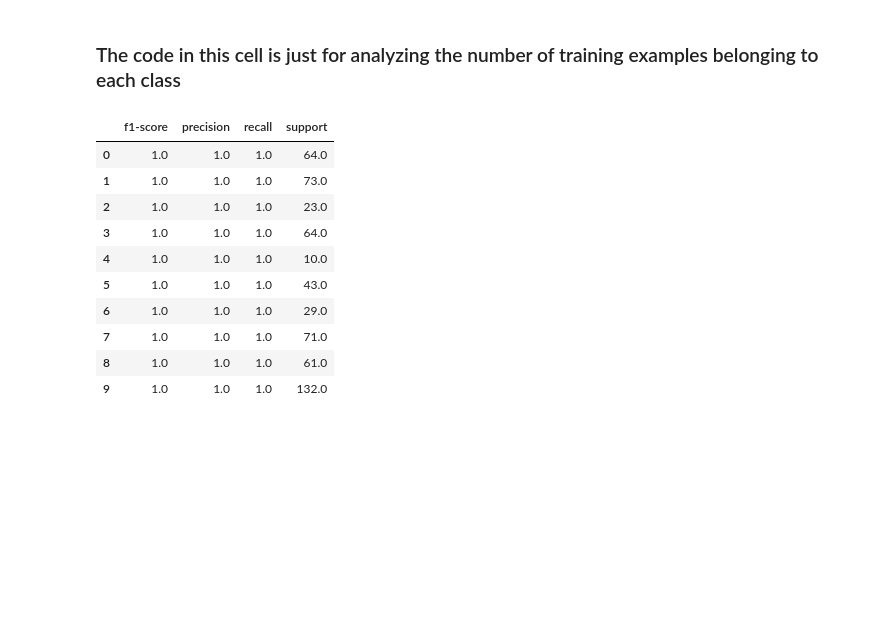
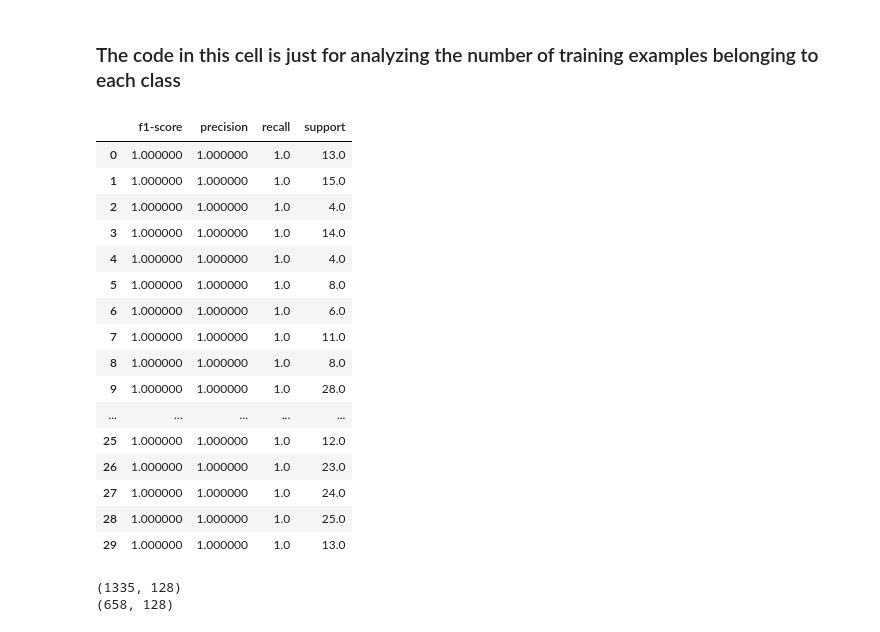
Before and after one commit to maxxiefjv/ACVPR-ExpressionInvariantFaceRecognition, a Jupyter notebook: Ananthu_code/tps_facenet.ipynb, the cells around one changed output. Saved outputs shown, nothing was run; the diff lists cells and outputs as text; code cells hidden in the pictures; blank space fills up the shorter version.

```diff
--- a/Ananthu_code/tps_facenet.ipynb
+++ b/Ananthu_code/tps_facenet.ipynb
@@ -41,7 +41,7 @@ import copy
 from tqdm import tqdm
 import glob
 # %%
-augmented_images_df = pd.read_pickle('aug_df_2.pkl')
+augmented_images_df = pd.read_pickle('aug_2000_rows.pkl')
 # %%
 augmented_images_df = augmented_images_df.sample(frac=1)
 # %%
@@ -65,6 +65,10 @@ if(use_reduced == 1):
     augmented_images_df = augmented_images_df.iloc[:num_samples]
 else:
     augmented_images_df = augmented_images_df.iloc[:]
+# %%
+augmented_images_df = augmented_images_df[augmented_images_df['name'] != 895]
+augmented_images_df = augmented_images_df[augmented_images_df['name'] != 157]
+augmented_images_df = augmented_images_df[augmented_images_df['name'] != 147]
 # %%
 X_rec_origin, y_rec_origin = augmented_images_df[['all_original_images', 'original_image', 'neutralised_original_image']], augmented_images_df['name']
 
@@ -247,6 +329,7 @@ testy = out_encoder.transform(testy)
 
 
 # fit model
-model_SVM = SVC(gamma=2, C=1, probability=True) #SVM with RBF Kernel
+#model_SVM = SVC(gamma=2, C=1, probability=True) #SVM with RBF Kernel
+model_SVM = SVC(kernel='linear', probability=True)
 model_SVM.fit(trainX, trainy)
 # %% [output]
@@ -395,17 +481,28 @@ plt.savefig('Facenet_TPS_Facerecognition.png',bbox_inches='tight')
 # %%
 y_pred_shape_free_train = model_SVM.predict(trainX)
 report = classification_report(trainy, y_pred_shape_free_train, output_dict=True)
 df = pd.DataFrame(report).transpose()
-df.head(10)
+df.head(30)
 # %% [output]
 |  | f1-score | precision | recall | support |
-| 0 | 1.0 | 1.0 | 1.0 | 64.0 |
-| 1 | 1.0 | 1.0 | 1.0 | 73.0 |
-| 2 | 1.0 | 1.0 | 1.0 | 23.0 |
-| 3 | 1.0 | 1.0 | 1.0 | 64.0 |
-| 4 | 1.0 | 1.0 | 1.0 | 10.0 |
-| 5 | 1.0 | 1.0 | 1.0 | 43.0 |
-| 6 | 1.0 | 1.0 | 1.0 | 29.0 |
-| 7 | 1.0 | 1.0 | 1.0 | 71.0 |
-| 8 | 1.0 | 1.0 | 1.0 | 61.0 |
-| 9 | 1.0 | 1.0 | 1.0 | 132.0 |
+| 0 | 1.000000 | 1.000000 | 1.0 | 13.0 |
+| 1 | 1.000000 | 1.000000 | 1.0 | 15.0 |
+| 2 | 1.000000 | 1.000000 | 1.0 | 4.0 |
+| 3 | 1.000000 | 1.000000 | 1.0 | 14.0 |
+| 4 | 1.000000 | 1.000000 | 1.0 | 4.0 |
+| 5 | 1.000000 | 1.000000 | 1.0 | 8.0 |
+| 6 | 1.000000 | 1.000000 | 1.0 | 6.0 |
+| 7 | 1.000000 | 1.000000 | 1.0 | 11.0 |
+| 8 | 1.000000 | 1.000000 | 1.0 | 8.0 |
+| 9 | 1.000000 | 1.000000 | 1.0 | 28.0 |
+| ... | ... | ... | ... | ... |
+| 25 | 1.000000 | 1.000000 | 1.0 | 12.0 |
+| 26 | 1.000000 | 1.000000 | 1.0 | 23.0 |
+| 27 | 1.000000 | 1.000000 | 1.0 | 24.0 |
+| 28 | 1.000000 | 1.000000 | 1.0 | 25.0 |
+| 29 | 1.000000 | 1.000000 | 1.0 | 13.0 |
+# %%
+print(trainX.shape,testX.shape,sep = '\n')
+# %% [output]
+(1335, 128)
+(658, 128)
```
Also changed, not shown: parts of 21 cells of this notebook, 4 other files.
